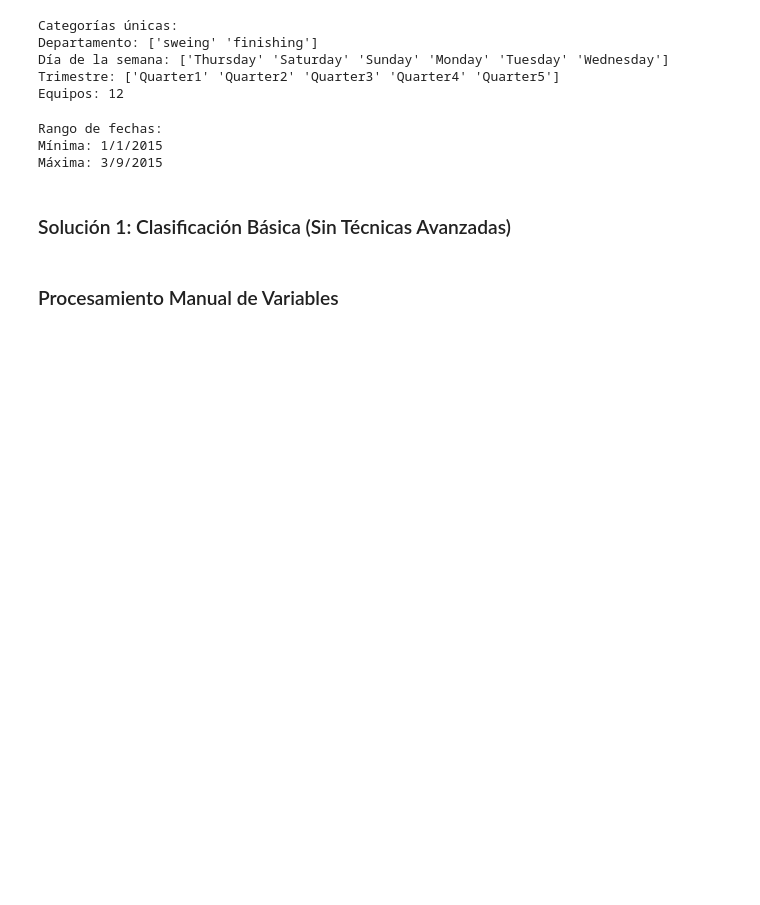
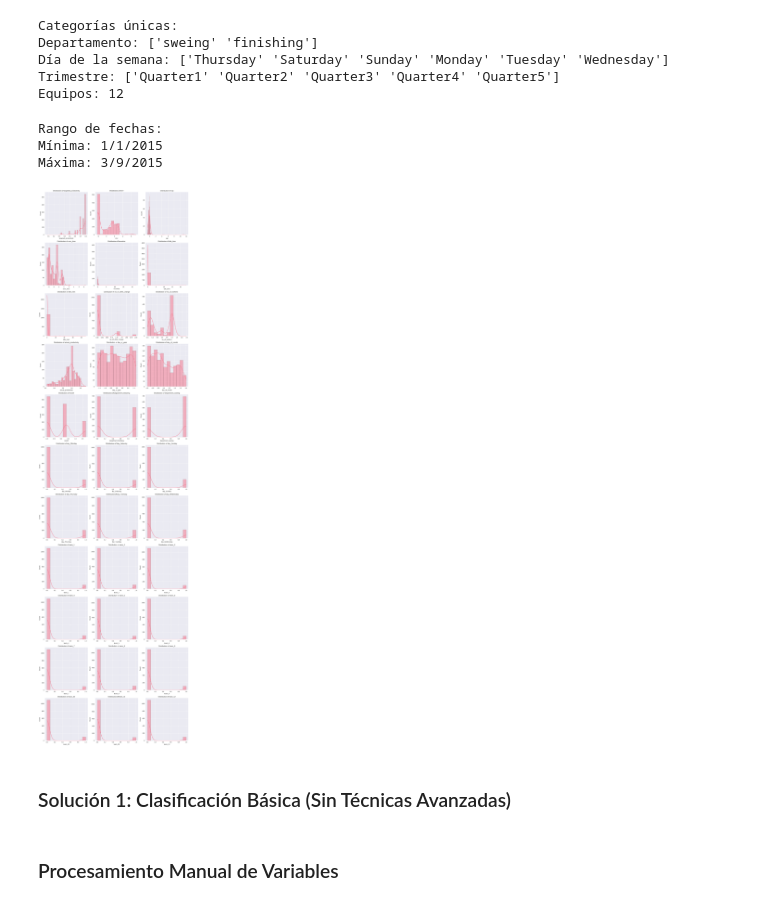
Before and after one commit to apovisr/PUCP_machine-learning, a Jupyter notebook: garment-productivity.ipynb, the cells around one changed output. Drawn from its saved outputs; the diff is of its cells as text; code cells hidden in the pictures; blank space fills up the shorter version.

```diff
--- a/garment-productivity.ipynb
+++ b/garment-productivity.ipynb
@@ -189,10 +211,6 @@ print("Máxima:", X['date'].max())
 Rango de fechas:
 Mínima: 1/1/2015
 Máxima: 3/9/2015
-# %%
-# Drop columns
-# At least 98% is 0
-X.drop(columns=['idle_men'], inplace=True)
 # %%
 # Add day and monthss
 X['day_of_year'] = pd.to_datetime(X['date']).dt.dayofyear
@@ -225,27 +223,27 @@ X.drop('no_of_style_change', axis=1, inplace=True)
-# %%
-# One hot encoding
-
-day_dummies = pd.get_dummies(X['day'], prefix='day_')
-
-# Join the encoded columns back to the original dataframe
-X = pd.concat([X, day_dummies], axis=1)
-
-# Optionally remove the original department column
-X.drop('day', axis=1, inplace=True)
-# %%
-# One hot encoding
-
-team_dummies = pd.get_dummies(X['team'], prefix='team_')
-
-# Join the encoded columns back to the original dataframe
-X = pd.concat([X, team_dummies], axis=1)
-
-# Optionally remove the original department column
-X.drop('team', axis=1, inplace=True)
 # %%
 # Quarter data is from values to 1 to 5, in three months?
 X.drop(columns=['quarter'], inplace=True)
 X.drop_duplicates(inplace=True)
+# %%
+# Definir columnas numéricas y categóricas
+numeric_features = ['smv', 'over_time', 'incentive', 'idle_time', 'no_of_workers', 'day_of_year', 'day_of_month', 'month', 'wip']
+categorical_features = ['department', 'day', 'team']
+
+# Se escala variables numéricas
+scaler = StandardScaler()
+
+# Se codifica variables categóricas
+encoder = OneHotEncoder(sparse_output=False, handle_unknown='ignore')
+X_cat = encoder.fit_transform(X[categorical_features])
+X.drop(columns=categorical_features, inplace=True)
+X = pd.merge(X, pd.DataFrame(X_cat, columns=encoder.get_feature_names_out(categorical_features)), left_index=True, right_index=True)
+
+# Combinar variables numéricas y categóricas
+X[numeric_features] = scaler.fit_transform(X[numeric_features])
+# %%
+plot_all_columns(X)
+# %% [output]
+[figure, added]
 # %% [markdown]
 ### Solución 1: Clasificación Básica (Sin Técnicas Avanzadas)
 # %%
```
Also changed, not shown: parts of 19 cells of this notebook.
